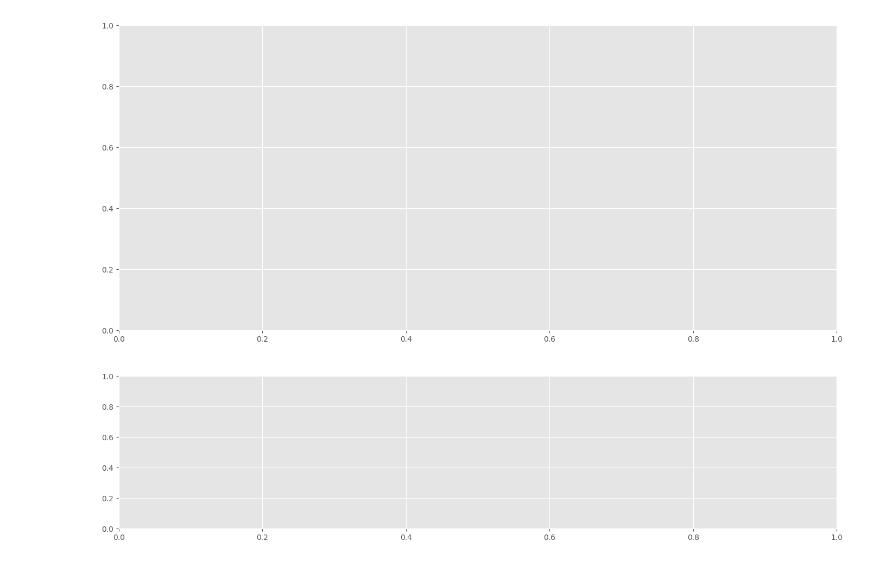
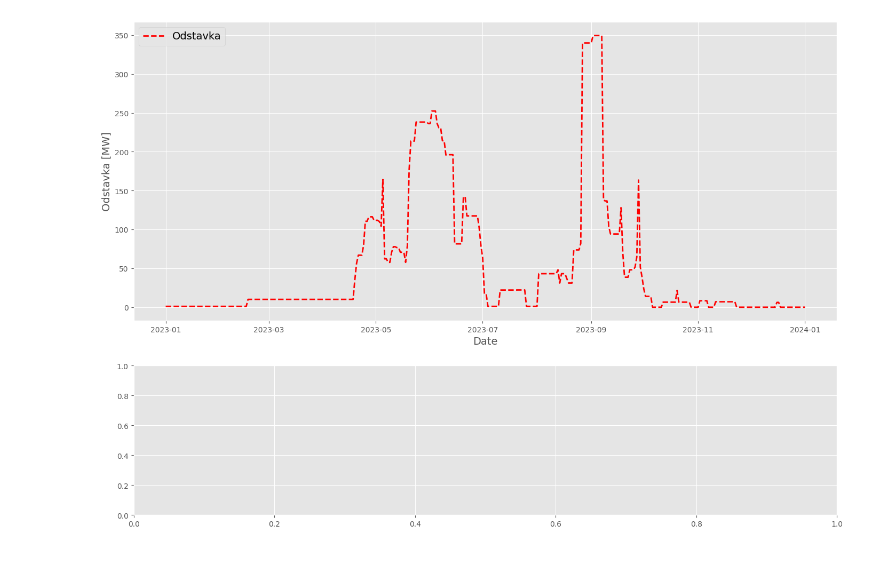
Before and after one commit to dariolamaj/GASSCO_ODSTAVKY, a Jupyter notebook: gassco.ipynb, the cells around one changed output. Cells and saved outputs as stored; diff of their text form; code cells hidden in the pictures.

```diff
--- a/gassco.ipynb
+++ b/gassco.ipynb
@@ -21,17 +22,21 @@ def get_odstavky(df,od,do):
 
     dat['Odstavka'] = dat['Technical Capacity'] - dat['Available Capacity']
 
-    lst = pd.date_range(start = od, end = do,freq = '1H')
-    df2 = pd.DataFrame(0, index = lst, columns = dat['Affected Asset or Unit'].unique())
+    lst = pd.date_range(start=od, end=do, freq='1H')
 
+    # create new DataFrame
+    df2 = pd.DataFrame(0, index=lst, columns=dat['Affected Asset or Unit'].unique())
+
+    # loop over assets and dates and aggregate data for each day
     for col in df2.columns:
         for date in df2.index:
-            mask = (dat['Event Start'] < date) & (dat['Event Stop'] > date) & (dat['Affected Asset or Unit'] == col)
-            df2.loc[date,col] = dat.loc[mask]['Odstavka'].sum()
+            mask = (dat['Event Start'] <= date) & (dat['Event Stop'] >= date) & (dat['Affected Asset or Unit'] == col)
+            df2.loc[date, col] = dat.loc[mask]['Odstavka'].sum()
 
-    df2["Odstavka"] = df2.sum(axis=1)
-    df2 = df2[["Odstavka"]]
-    df2["Retrieved"] = pd.to_datetime("today").strftime("%Y-%m-%d")
+    # aggregate data for each day and add retrieved date
+    df2['Odstavka'] = df2.sum(axis=1)
+    df2 = df2[['Odstavka']]
+    df2['Retrieved'] = pd.Timestamp.now().floor('D').strftime("%Y-%m-%d")
     return df2
 # %%
 s=requests.session()
@@ -41,4 +46,5 @@ data = read_html(s2.text, attrs={"class": "msgTable"})
 df = pd.DataFrame(data[0])
 exit_terminals = pd.DataFrame(data[1])
 # %%
-new_df = get_odstavky(df,"2023-01-01","2024-01-01")
+start = "2023-01-01"
+end = "2024-01-01"
@@ -49,0 +51,2 @@ new_df.plot()
+# %%
+new_df = get_odstavky(df,start,end)
@@ -52,8 +100,13 @@ new_df.to_excel("ukažka.xlsx")
 # %%
 # plot
 
 plt.style.use('ggplot')
 
 fig,(ax1, ax2) = plt.subplots(2, figsize = (17,12), gridspec_kw={'height_ratios': [2, 1]})
+ax1.plot(new_df.index,new_df['Odstavka'],color = 'red',linestyle = '--',linewidth=2,label = 'Odstavka')
+ax1.set_ylabel('Odstavka [MW]',fontsize = 14)
+ax1.set_xlabel('Date',fontsize = 14)
+ax1.legend(loc = 'upper left',fontsize = 14)
+ax1.grid(True)
 # %% [output]
-[figure, old version]
+[figure, new version]
```
Also changed, not shown: parts of 14 cells of this notebook.
